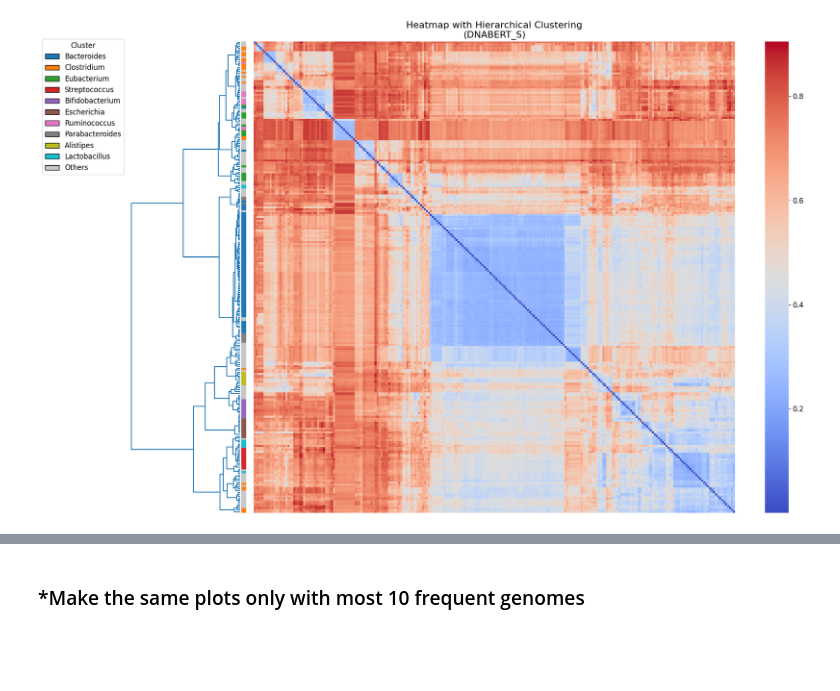
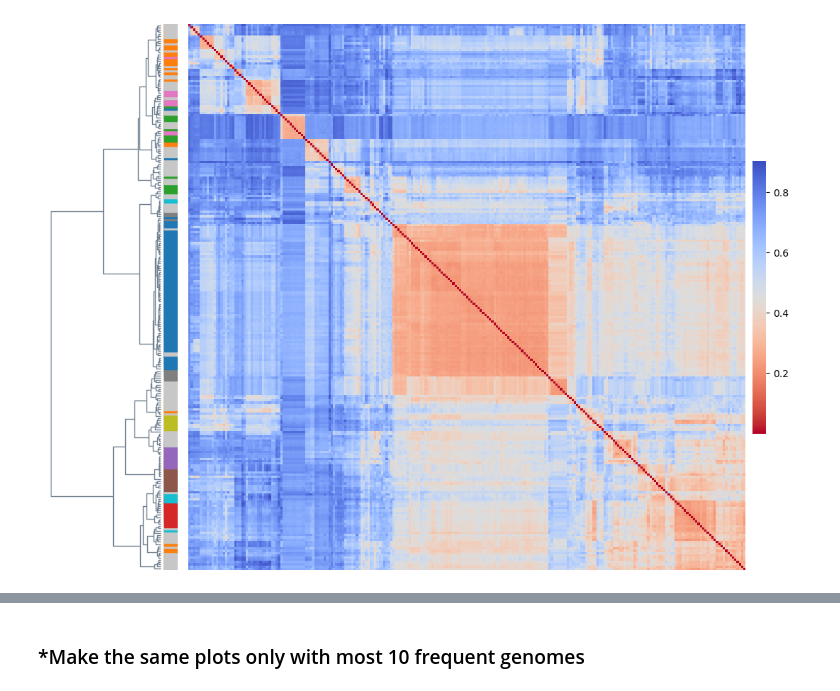
Before and after one commit to eisuke119/Research-Project, a Jupyter notebook: jupyter-notebook/make_heatmaps.ipynb, the cells around one changed output, grey strips where cells are left out. Drawn from its saved outputs; the diff is of its cells as text; code cells hidden in the pictures; blank space fills up the shorter version.

Commit message:
new figures for genus

```diff
--- a/jupyter-notebook/make_heatmaps.ipynb
+++ b/jupyter-notebook/make_heatmaps.ipynb
@@ -33,18 +31,13 @@ import math
 # %%
-contig_path = "data/metahit/contigs.fna.gz"
-taxonomy_path = "data/metahit/taxonomy.tsv"
-contig_processed_path = "data/species_labelled_contigs.csv"
-threshold_dataset_indices_path = "data/threshold_dataset_indices.npy"
-model_configs = "config/models.yml"
-
-results_path = "results/heatmap"
+taxonomy_path = "../data/metahit/taxonomy.tsv"
+contig_processed_path = "../data/species_labelled_contigs.csv"
+threshold_dataset_indices_path = "../data/threshold_dataset_indices.npy"
+model_configs = "../config/models.yml"
+results_path = "../results/heatmap"
 
 # Read Model Configs
 with open(model_configs, "r") as model_file:
     models_config = yaml.safe_load(model_file)
-
-# Read DNA Sequences
-preprocess_contigs(contig_path, contig_processed_path)
 
 # Read Processed DNA Sequences
 with open(contig_processed_path) as csvfile:
@@ -82,13 +93,13 @@ label_ids_mask = label_ids_genus.copy()
 unique_genus, count = np.unique(label_ids_genus, return_counts=True)
 
 # Assign the same label (999) for infrequent genus
-mask = unique_genus[count<=6]
+mask = unique_genus[count <= 6]
 label_ids_mask[np.isin(label_ids_genus, mask)] = 999
 
 # Create a color dictionary
 unique_mask, counts = np.unique(label_ids_mask, return_counts=True)
-unique_labels = unique_mask[unique_mask!=999]
-counts = counts[unique_mask!=999]
+unique_labels = unique_mask[unique_mask != 999]
+counts = counts[unique_mask != 999]
 unique_labels = unique_labels[np.argsort(-counts)]
 colors = plt.cm.tab10(np.linspace(0, 1, len(unique_labels)))
 color_dict = {label: color for label, color in zip(unique_labels, colors)}
@@ -112,16 +123,18 @@ for model_name in models_config.keys():
     np.save(model_cluster_results_path, cluster_labels)
 
     # Create a figure with two subplots: dendrogram and heatmap
-    fig, ax = plt.subplots(1, 2, figsize=(18, 12), gridspec_kw={'width_ratios': [1, 5]})
+    fig, ax = plt.subplots(1, 2, figsize=(12, 8), gridspec_kw={'width_ratios': [1, 5]})
     plt.subplots_adjust(left=0.8)
 
+    plt.rcParams['lines.linewidth'] = 1
     # Plot the dendrogram on the left without labels and disable automatic color assignment
     dendrogram = sch.dendrogram(
         linkage,
         orientation='left',
         ax=ax[0],
         no_labels=True,
-        color_threshold=0
+        color_threshold=0,
+        above_threshold_color='slategrey'
     )
     ax[0].axis('off')
 
@@ -140,50 +153,76 @@ for model_name in models_config.keys():
 
     # Determine the x-position for the dots, slightly to the right of the dendrogram
     x_min, x_max = ax[0].get_xlim()
-    dot_x = x_max + (x_max - x_min) * 0.05
+    dot_x = x_max + (x_max - x_min) * 0.15
 
     # Adjust the x-axis limits to accommodate the dots
     ax[0].set_xlim(x_min, dot_x)
 
     # Plot colored dots to the right of the dendrogram
     scatter = ax[0].scatter(
         [dot_x] * N,
         y_positions,
         c=leaf_colors,
-        s=250,
+        s=800,
         marker='s',
         zorder=5
     )
-
-    # Create a color legend
-    unique_colors = list(color_dict.values())
-    legend_elements = [Patch(facecolor=color, edgecolor='black', label=id2genus[label]) for label, color in zip(unique_mask, unique_colors)]
-
-    # Add the legend to the dendrogram axis
-    fig.legend(handles=legend_elements, title="Cluster", bbox_to_anchor=(-0.1, 0.95), loc='upper left', borderaxespad=0.)
 
     # Sort the distance matrix according to the clustering result
     sorted_idx = sch.leaves_list(linkage)
     sorted_matrix = distance_matrix[sorted_idx][:, sorted_idx]
 
-    # Create a heatmap of the sorted distance matrix
     sns.heatmap(
         sorted_matrix,
         ax=ax[1],
-        cmap='coolwarm',
+        cmap='coolwarm_r',
         cbar=True,
         xticklabels=False,
-        yticklabels=False
+        yticklabels=False,
+        cbar_kws={
+            "shrink": 0.5,  # Adjust the height of the color bar
+            "aspect": 20,   # Adjust the width of the color bar (smaller value = narrower)
+            "pad": 0.01     # Move the color bar closer to the heatmap
+        }
     )
-    ax[1].set_title(f"Heatmap with Hierarchical Clustering\n({model_name})", fontsize=16)
 
     # Adjust the layout for better spacing
     plt.tight_layout()
 
-    # Save the resulting plot to the specified file path
-    plt.savefig(f"figures/{model_name}_heatmap.svg", bbox_inches='tight')
+    if model_name == "DNABERT_S":
+        #plt.show()
+        plt.savefig(f"../figures/{model_name}_heatmap.png", bbox_inches='tight', dpi=300)
+
+    # Create a separate figure for the legend
+    legend_fig, legend_ax = plt.subplots(figsize=(4, 4))
+    legend_ax.axis('off')  # Turn off axis for the legend figure
+
+    # Create legend elements (colored patches)
+    unique_colors = list(color_dict.values())
+    legend_elements = [
+        Patch(facecolor=color, edgecolor='black', label=id2genus[label])
+        for label, color in zip(unique_mask, unique_colors)
+    ]
+
+    # Add the legend to the new figure
+    legend_ax.legend(
+        handles=legend_elements,
+        title="Cluster",
+        title_fontsize=13,  # Title font size
+        loc='center',  # Position legend at the center
+        borderaxespad=0.5,  # Adjust the border padding
+        fontsize=11,  # Text font size
+        frameon=True,  # Optional: Add a frame around the legend
+    )
+
+    legend_fig.tight_layout()
     if model_name == "DNABERT_S":
         plt.show()
-    plt.close()
+        legend_fig.savefig(f"../figures/{model_name}_legend.svg", bbox_inches='tight')
+
+
+    # Close both figures to free memory
+    plt.close(fig)
+    plt.close(legend_fig)
 # %% [output]
-[figure, old version]
+[figure, new version]
```
Also changed, not shown: parts of 11 cells of this notebook, 5 other files.
